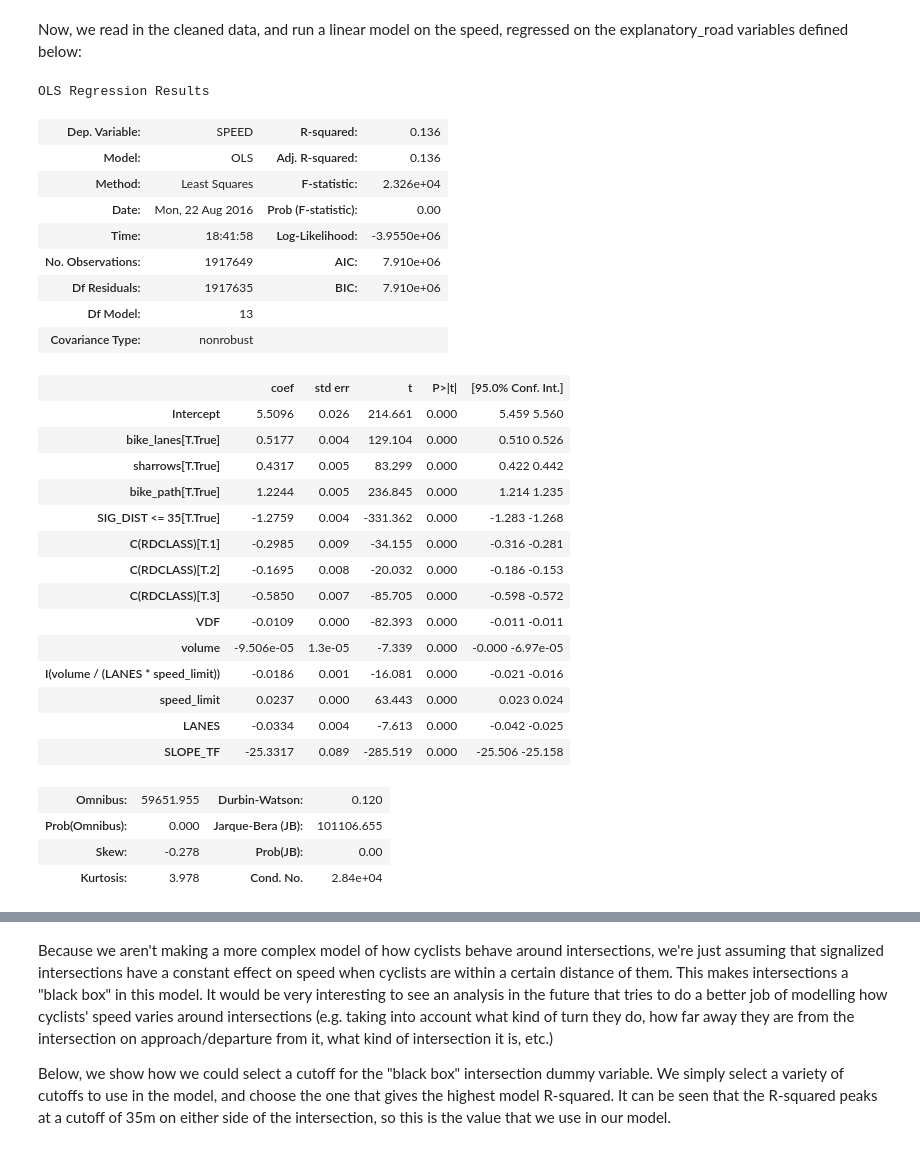
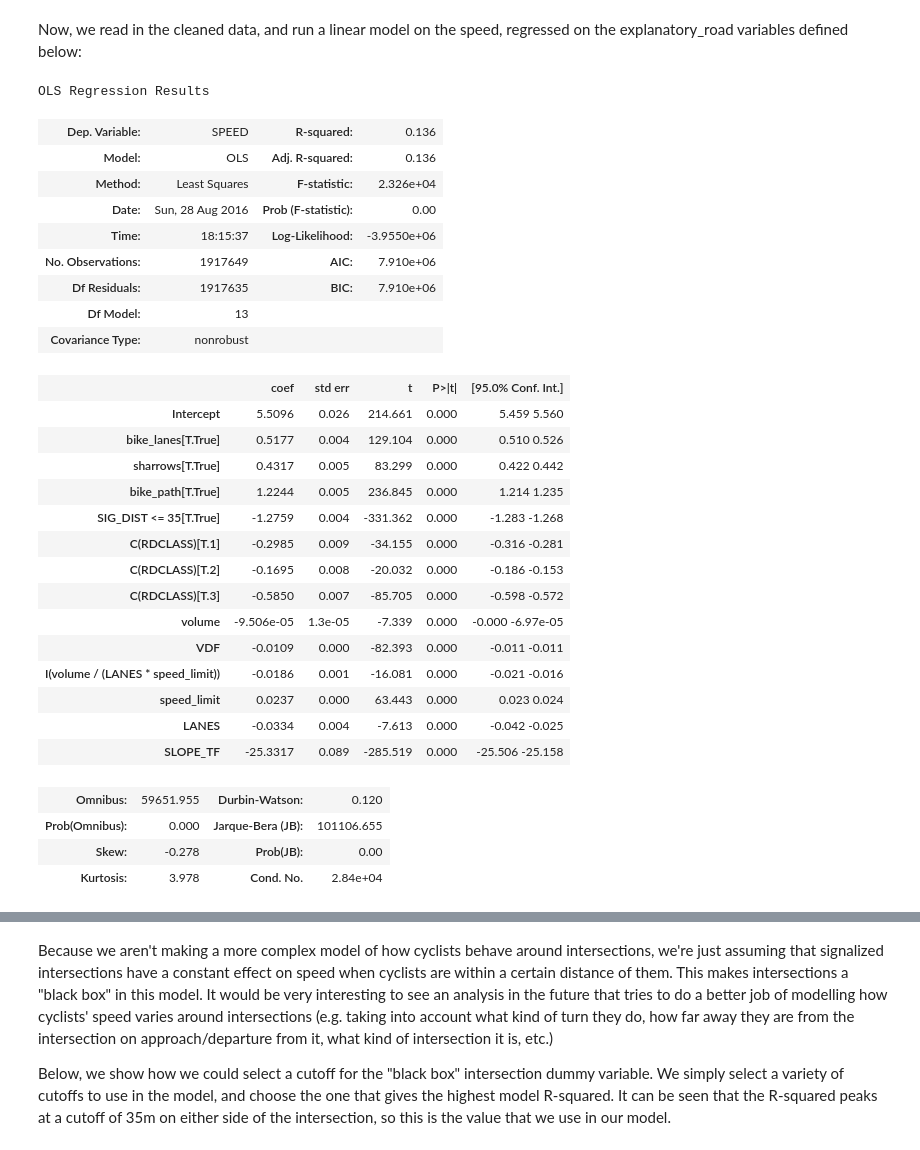
Before and after one commit to aclarry/toronto-cycling-speed-analysis, a Jupyter notebook: Speed Analysis.ipynb, the cells around one changed output, grey strips where cells are left out. Cells and saved outputs as stored; diff of their text form; code cells hidden in the pictures.

```diff
--- a/Speed Analysis.ipynb
+++ b/Speed Analysis.ipynb
@@ -47,39 +52,38 @@ cbar.set_label("log10(Counts)")
 Now, we read in the cleaned data, and run a linear model on the speed,
 regressed on the explanatory_road variables defined below:
 # %%
-explanatory_road = ("bike_lanes", "sharrows", "bike_path", "SIG_DIST <= 35", "VDF", "volume",
+explanatory_road = ("bike_lanes", "sharrows", "bike_path", "SIG_DIST <= 35", "volume", "VDF",
                     "I(volume/(LANES*speed_limit))", "speed_limit", "LANES", "C(RDCLASS)", "SLOPE_TF")
 
-#data = data.sample(frac=0.01)
 formula = "SPEED ~ " + " + ".join(explanatory_road)
 model = sm.ols(formula=formula, data=data).fit()
 
 data["residual"] = model.resid
 data["predicted"] = model.fittedvalues
 
 model.summary()
 # %% [output]
 OLS Regression Results
 | Dep. Variable: | SPEED | R-squared: | 0.136 |
 | Model: | OLS | Adj. R-squared: | 0.136 |
 | Method: | Least Squares | F-statistic: | 2.326e+04 |
-| Date: | Mon, 22 Aug 2016 | Prob (F-statistic): | 0.00 |
-| Time: | 18:41:58 | Log-Likelihood: | -3.9550e+06 |
+| Date: | Sun, 28 Aug 2016 | Prob (F-statistic): | 0.00 |
+| Time: | 18:15:37 | Log-Likelihood: | -3.9550e+06 |
 | No. Observations: | 1917649 | AIC: | 7.910e+06 |
 | Df Residuals: | 1917635 | BIC: | 7.910e+06 |
 | Df Model: | 13 |  |  |
 | Covariance Type: | nonrobust |  |  |
 |  | coef | std err | t | P>|t| | [95.0% Conf. Int.] |
 | Intercept | 5.5096 | 0.026 | 214.661 | 0.000 | 5.459 5.560 |
 | bike_lanes[T.True] | 0.5177 | 0.004 | 129.104 | 0.000 | 0.510 0.526 |
 | sharrows[T.True] | 0.4317 | 0.005 | 83.299 | 0.000 | 0.422 0.442 |
 | bike_path[T.True] | 1.2244 | 0.005 | 236.845 | 0.000 | 1.214 1.235 |
 | SIG_DIST <= 35[T.True] | -1.2759 | 0.004 | -331.362 | 0.000 | -1.283 -1.268 |
 | C(RDCLASS)[T.1] | -0.2985 | 0.009 | -34.155 | 0.000 | -0.316 -0.281 |
 | C(RDCLASS)[T.2] | -0.1695 | 0.008 | -20.032 | 0.000 | -0.186 -0.153 |
 | C(RDCLASS)[T.3] | -0.5850 | 0.007 | -85.705 | 0.000 | -0.598 -0.572 |
+| volume | -9.506e-05 | 1.3e-05 | -7.339 | 0.000 | -0.000 -6.97e-05 |
 | VDF | -0.0109 | 0.000 | -82.393 | 0.000 | -0.011 -0.011 |
-| volume | -9.506e-05 | 1.3e-05 | -7.339 | 0.000 | -0.000 -6.97e-05 |
 | I(volume / (LANES * speed_limit)) | -0.0186 | 0.001 | -16.081 | 0.000 | -0.021 -0.016 |
 | speed_limit | 0.0237 | 0.000 | 63.443 | 0.000 | 0.023 0.024 |
 | LANES | -0.0334 | 0.004 | -7.613 | 0.000 | -0.042 -0.025 |
```
Also changed, not shown: parts of 8 cells of this notebook.
